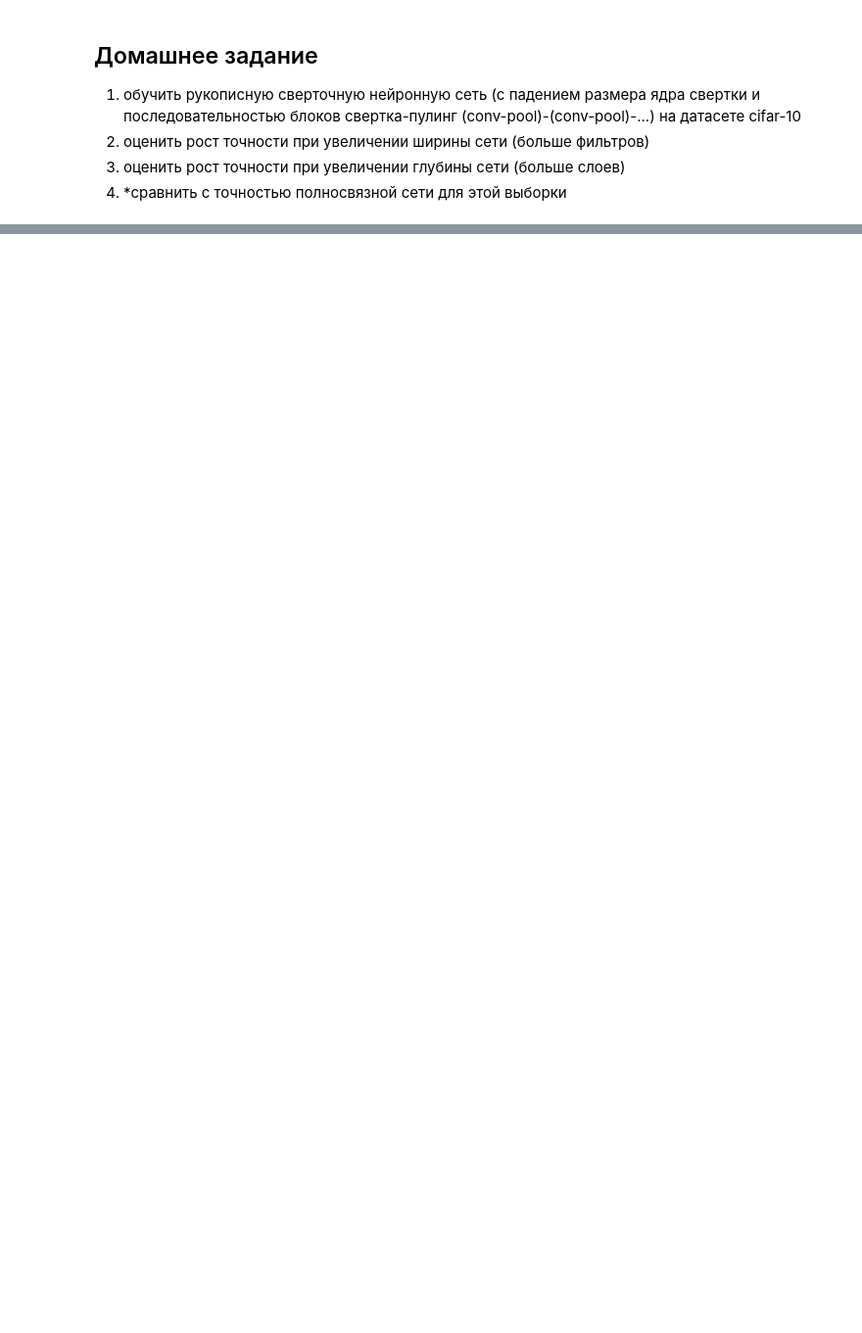
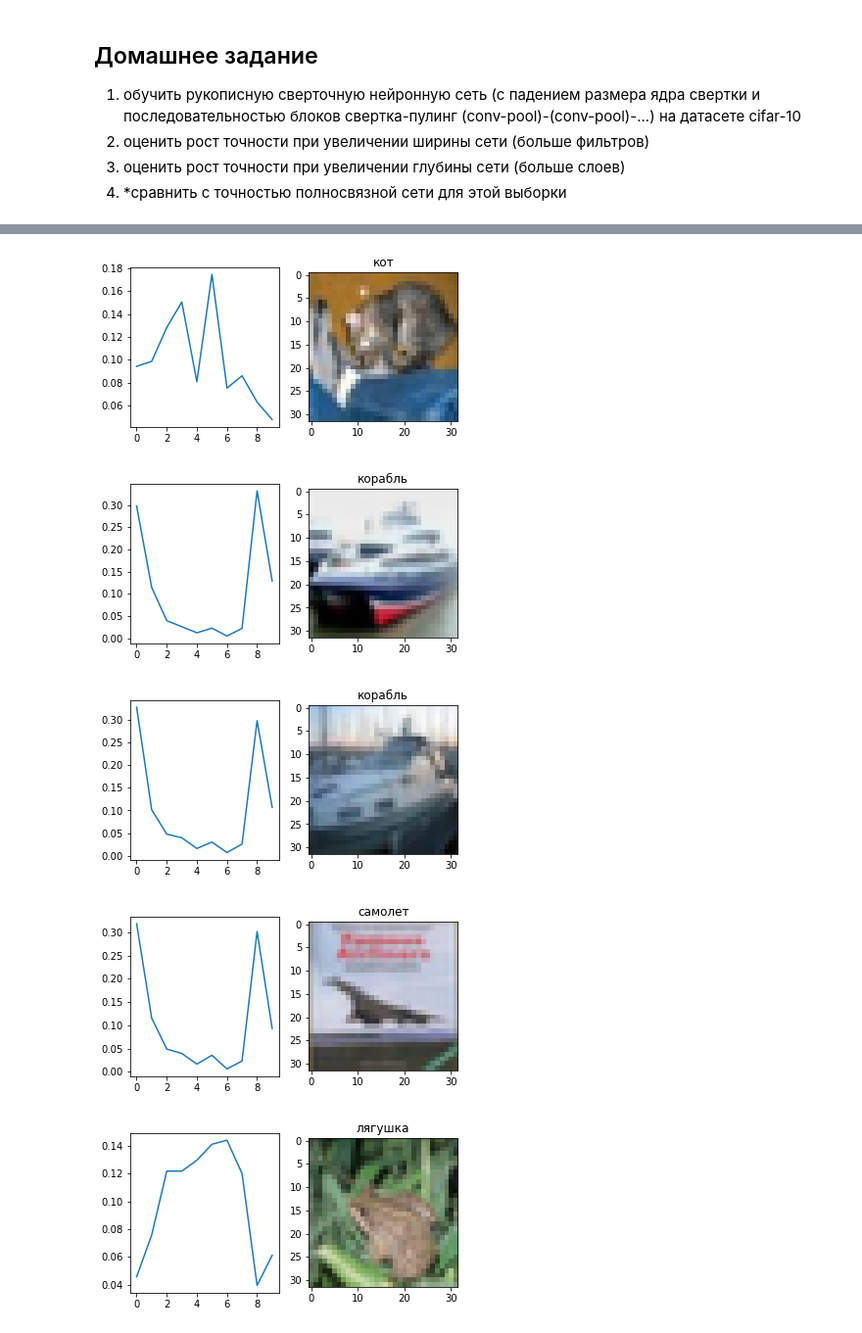
Before and after one commit to AlekseyZhilin/neron, a Jupyter notebook: Untitled4.ipynb, the cells around one changed output, grey strips where cells are left out. Shown: that part at 98% size. Saved outputs shown, nothing was run; the diff lists cells and outputs as text; code cells hidden in the pictures; blank space fills up the shorter version.

```diff
--- a/Untitled4.ipynb
+++ b/Untitled4.ipynb
@@ -40,0 +116,12 @@ X_test = scaler.transform(X_test)
+# %%
+# компиляция модели
+model.compile(loss='categorical_crossentropy',
+              optimizer='SGD',
+              metrics=['accuracy'])
+# %%
+# Обучение модели
+hist = model.fit(X_train, y_train,
+                 epochs=epochs,
+                 batch_size=batch_size,
+                 validation_data=(X_test, y_test),
+                 verbose=1)
@@ -40,0 +146,2 @@ X_test = scaler.transform(X_test)
+# %%
+y_pred = model.predict(X_test[:5])
@@ -40,0 +162,15 @@ X_test = scaler.transform(X_test)
+# %%
+for N in range(y_pred.shape[0]):
+    plt.figure(figsize=(6,3))
+    plt.subplot(1,2,1)
+    plt.plot(y_pred[N][:])
+    plt.subplot(1,2,2)
+    plt.imshow(X_test[N])
+    plt.title(classes[np.argmax(y_test[N,:])])
+    plt.show()
+# %% [output]
+[figure, added]
+[figure, added]
+[figure, added]
+[figure, added]
+[figure, added]
```
Also changed, not shown: parts of 14 cells of this notebook.
